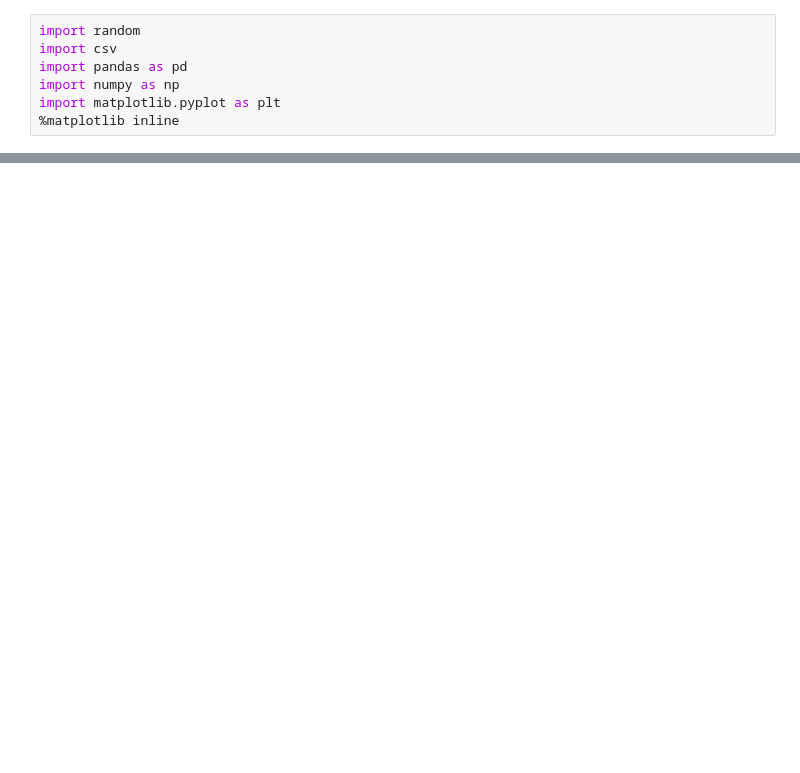
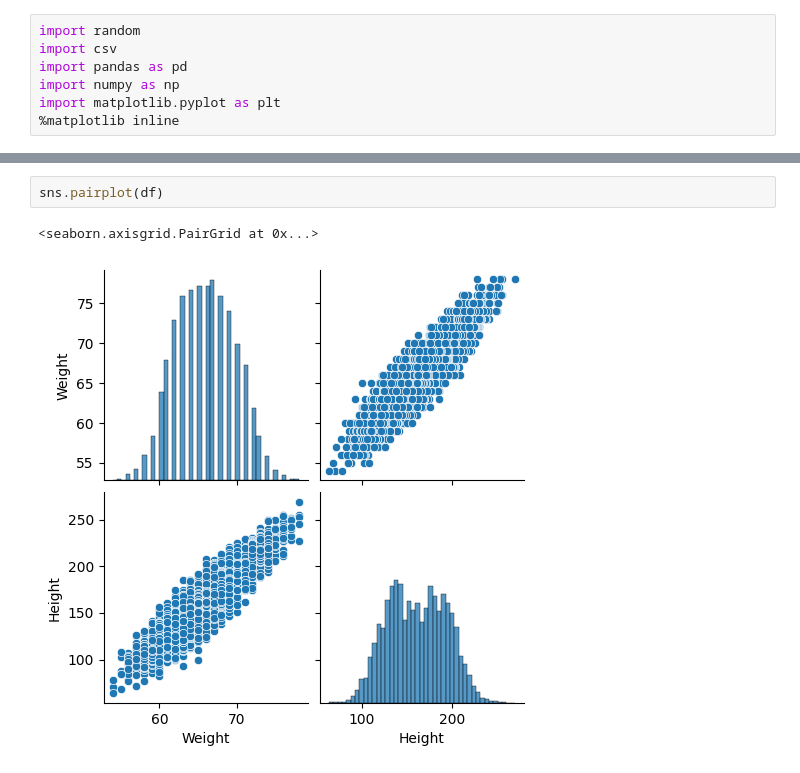
Before and after one commit to Ashok-Prajapati2/Machine-Learning, a Jupyter notebook: simple-linear-reg.ipynb, the cells around one changed output, grey strips where cells are left out. Drawn from its saved outputs; the diff is of its cells as text; blank space fills up the shorter version.

```diff
--- a/simple-linear-reg.ipynb
+++ b/simple-linear-reg.ipynb
@@ -23,0 +62,5 @@ df.head()
+# %%
+sns.pairplot(df)
+# %% [output]
+<seaborn.axisgrid.PairGrid at 0x...>
+[figure, added]
```
Also changed, not shown: parts of 39 cells of this notebook, 1 other file.
